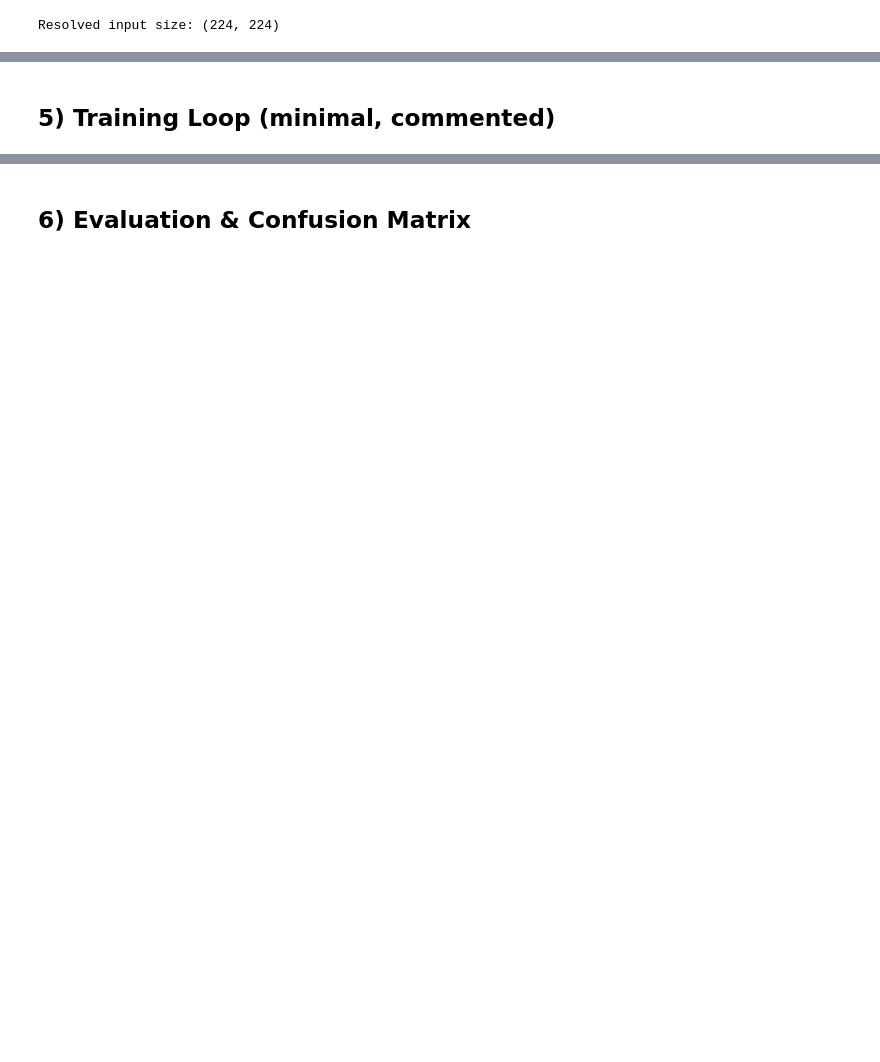
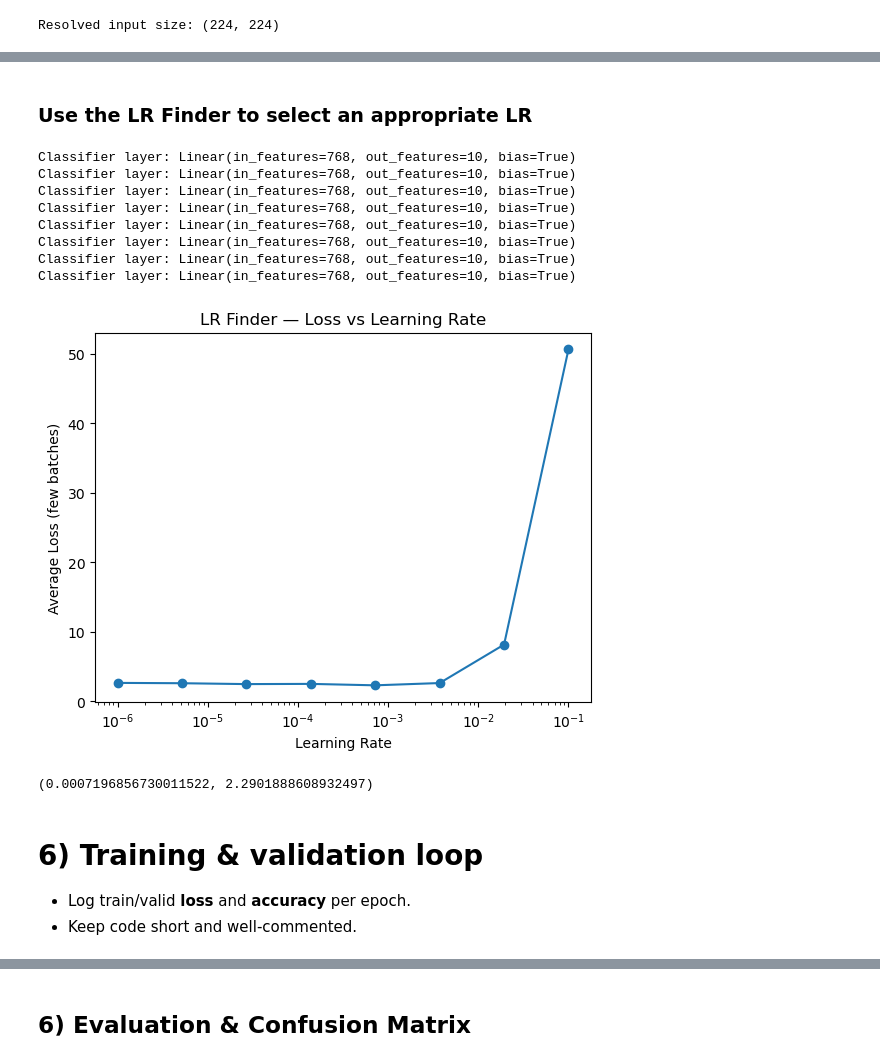
Before and after one commit to CNUClasses/471_code, a Jupyter notebook: week6/kaggle_paddy_timm.ipynb, the cells around one changed output, grey strips where cells are left out. Cells and saved outputs as stored; diff of their text form; code cells hidden in the pictures; blank space fills up the shorter version.

```diff
--- a/week6/kaggle_paddy_timm.ipynb
+++ b/week6/kaggle_paddy_timm.ipynb
@@ -39,8 +39,9 @@ def set_seed(seed=42):
     torch.cuda.manual_seed_all(seed)
 set_seed(42)
 
-DATA_DIR = Path("/path/to/paddy")  # <-- change me
-USE_IMAGEFOLDER = True             # set False to use CSV dataset class below
+DATA_DIR = Path("./data/")
+DATA_DIR_TRAIN = Path("./data/train_images/")
+USE_IMAGEFOLDER = False             # set False to use CSV dataset class below
 
 device = torch.device("cuda" if torch.cuda.is_available() else "cpu")
 print("Device:", device)
@@ -147,6 +81,7 @@ class PaddyCSVDataset(Dataset):
 # %%
 
-MODEL_NAME = "resnet18"  # try: 'efficientnet_b0', 'convnext_tiny', 'mobilenetv3_large_100', ...
+# MODEL_NAME = "resnet18"  # try: 'efficientnet_b0', 'convnext_tiny', 'mobilenetv3_large_100', ...
+MODEL_NAME='convnext_tiny'
 
 config = timm.data.resolve_data_config({}, model=MODEL_NAME)
 if 'input_size' in config and len(config['input_size']) == 3:
@@ -218,17 +157,24 @@ FileNotFoundError: [Errno 2] No such file or directory: '/path/to/paddy/train'
 # %%
 
-model = timm.create_model(MODEL_NAME, pretrained=True, num_classes=num_classes)
-print("Classifier layer:", model.get_classifier())
+def make_model(num_classes=num_classes, device=device, verbose=True):
+    model = timm.create_model(MODEL_NAME, pretrained=True, num_classes=num_classes)
+    if verbose: print("Classifier layer:", model.get_classifier())
 
-# Freeze backbone; train classifier head first
-for name, p in model.named_parameters():
-    p.requires_grad = False
-clf_name = model.get_classifier()
-for name, p in model.named_parameters():
-    if clf_name in name:
+    # Freeze backbone; train classifier head first
+    for name, p in model.named_parameters():
+        p.requires_grad = False
+
+    # Unfreeze classifier / head only (name depends on model family; get via get_classifier())
+    clf_name = model.get_classifier()
+
+    #make sure the last claFC layer is trainable
+    for name, p in clf_name.named_parameters():
         p.requires_grad = True
 
-model = model.to(device)
+    model = model.to(device)
+    return model
 
+
+model=make_model()
 criterion = nn.CrossEntropyLoss()
 optimizer = torch.optim.AdamW(filter(lambda p: p.requires_grad, model.parameters()), lr=3e-4)
@@ -234,0 +208,3 @@ optimizer = torch.optim.AdamW(filter(lambda p: p.requires_grad, model.parameters
+# %%
+criterion = nn.CrossEntropyLoss()
+optimizer = torch.optim.AdamW(filter(lambda p: p.requires_grad, model.parameters()), lr=lr)
@@ -235,3 +261,28 @@ optimizer = torch.optim.AdamW(filter(lambda p: p.requires_grad, model.parameters
+# %% [markdown]
+### Use the LR Finder to select an appropriate LR
+# %%
+
+lr_candidates = np.logspace(-6, -1, num=8)
+finder = LearningRateFinder(make_model, criterion, device)
+results = finder.run(lr_candidates, train_loader, num_batches=5)
+finder.plot()
+
+best_lr, best_loss = min(results, key=lambda t: t[1])
+best_lr, best_loss
+# %% [output]
+Classifier layer: Linear(in_features=768, out_features=10, bias=True)
+Classifier layer: Linear(in_features=768, out_features=10, bias=True)
+Classifier layer: Linear(in_features=768, out_features=10, bias=True)
+Classifier layer: Linear(in_features=768, out_features=10, bias=True)
+Classifier layer: Linear(in_features=768, out_features=10, bias=True)
+Classifier layer: Linear(in_features=768, out_features=10, bias=True)
+Classifier layer: Linear(in_features=768, out_features=10, bias=True)
+Classifier layer: Linear(in_features=768, out_features=10, bias=True)
+[figure, added]
+(0.0007196856730011522, 2.2901888608932497)
 # %% [markdown]
-## 5) Training Loop (minimal, commented)
+# 6) Training & validation loop
+
+- Log train/valid **loss** and **accuracy** per epoch.
+- Keep code short and well-commented.
 # %%
```
Also changed, not shown: parts of 22 cells of this notebook.
